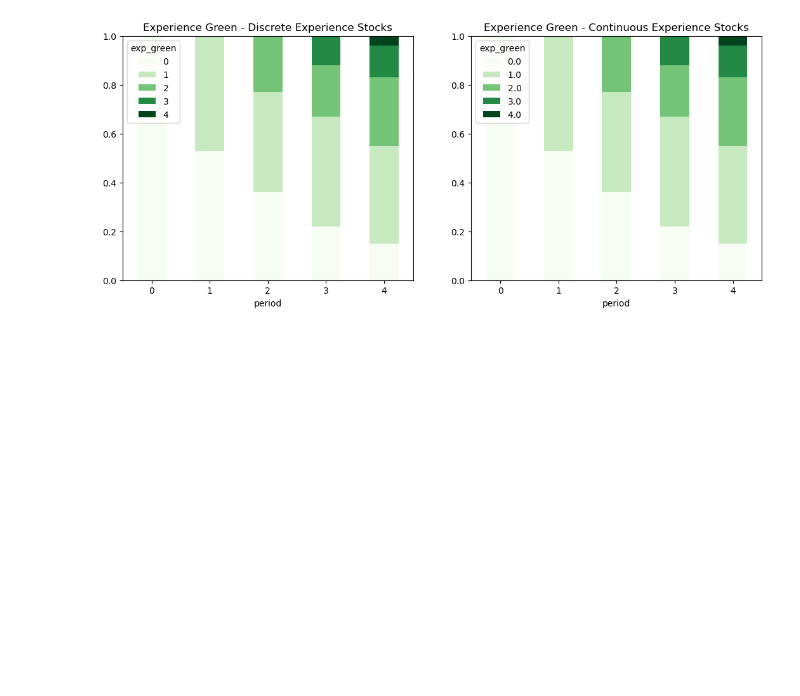
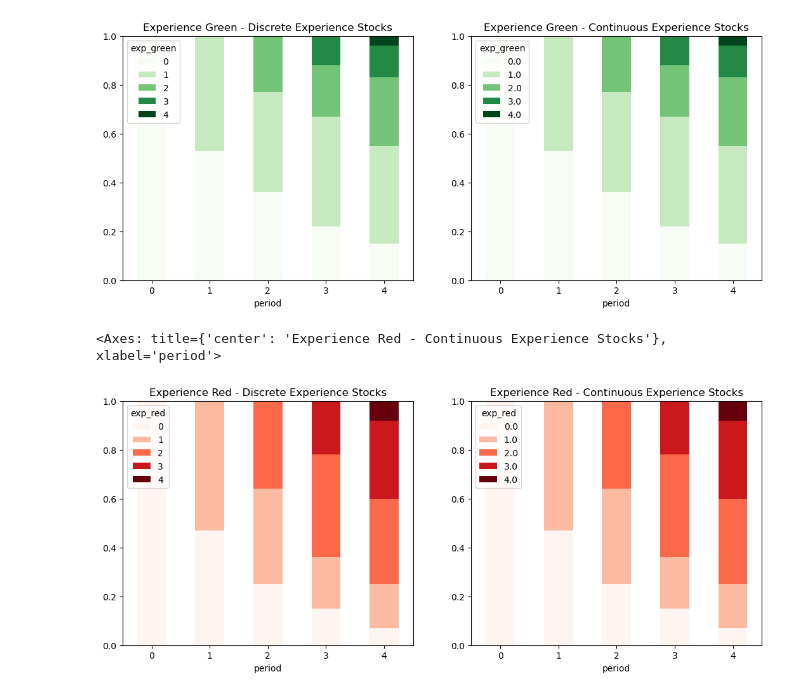
Before and after one commit to OpenSourceEconomics/dcegm, a Jupyter notebook: docs/source/background/two_occupation_model.ipynb, the cells around one changed output. Saved outputs shown, nothing was run; the diff lists cells and outputs as text; code cells hidden in the pictures; blank space fills up the shorter version.

```diff
--- a/docs/source/background/two_occupation_model.ipynb
+++ b/docs/source/background/two_occupation_model.ipynb
@@ -424,3 +424,25 @@ df_cont_exp.groupby("period").exp_green.value_counts(normalize=True).unstack().p
 # %% [output]
 <Axes: title={'center': 'Experience Green - Continuous Experience Stocks'}, xlabel='period'>
 [figure]
+# %%
+fig, ax = plt.subplots(1, 2, figsize=(13, 5))
+df.groupby("period").exp_red.value_counts(normalize=True).unstack().plot(
+    stacked=True,
+    kind="bar",
+    rot=0,
+    title="Experience Red - Discrete Experience Stocks",
+    ax=ax[0],
+    cmap="Reds",
+)
+
+df_cont_exp.groupby("period").exp_red.value_counts(normalize=True).unstack().plot(
+    stacked=True,
+    kind="bar",
+    rot=0,
+    title="Experience Red - Continuous Experience Stocks",
+    ax=ax[1],
+    cmap="Reds",
+)
+# %% [output]
+<Axes: title={'center': 'Experience Red - Continuous Experience Stocks'}, xlabel='period'>
+[figure, added]
```
Also changed, not shown: parts of 1 cell of this notebook, 1 other file.
